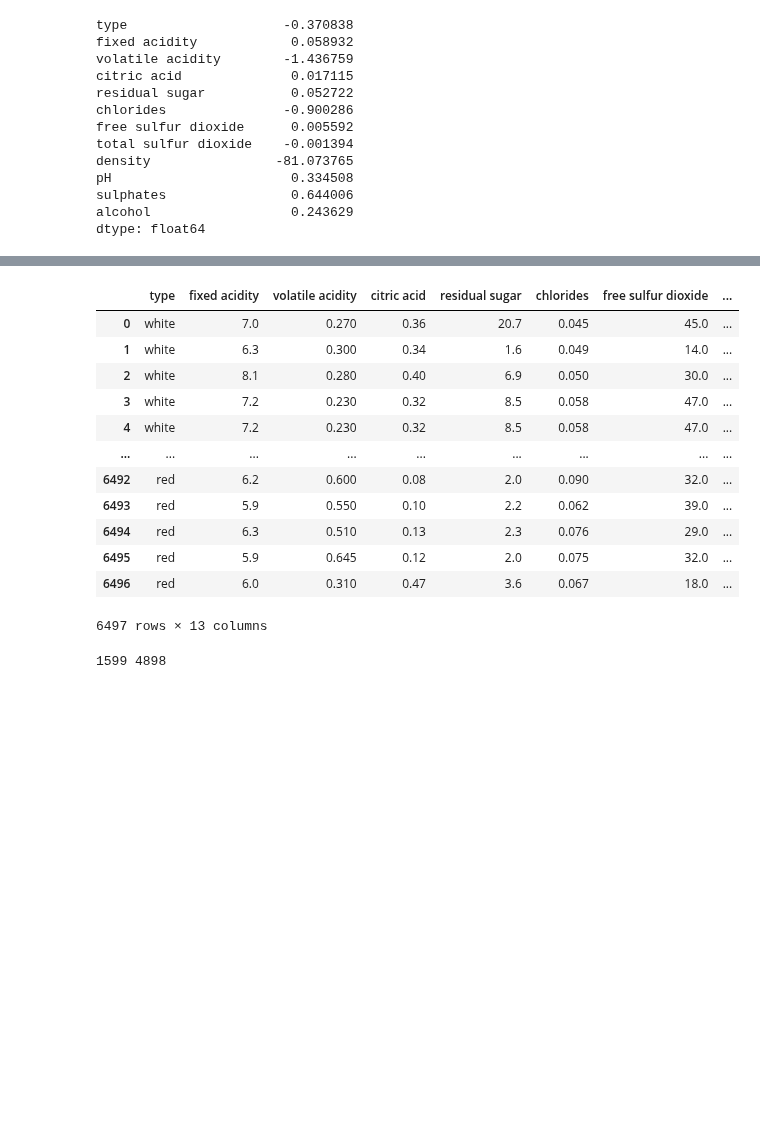
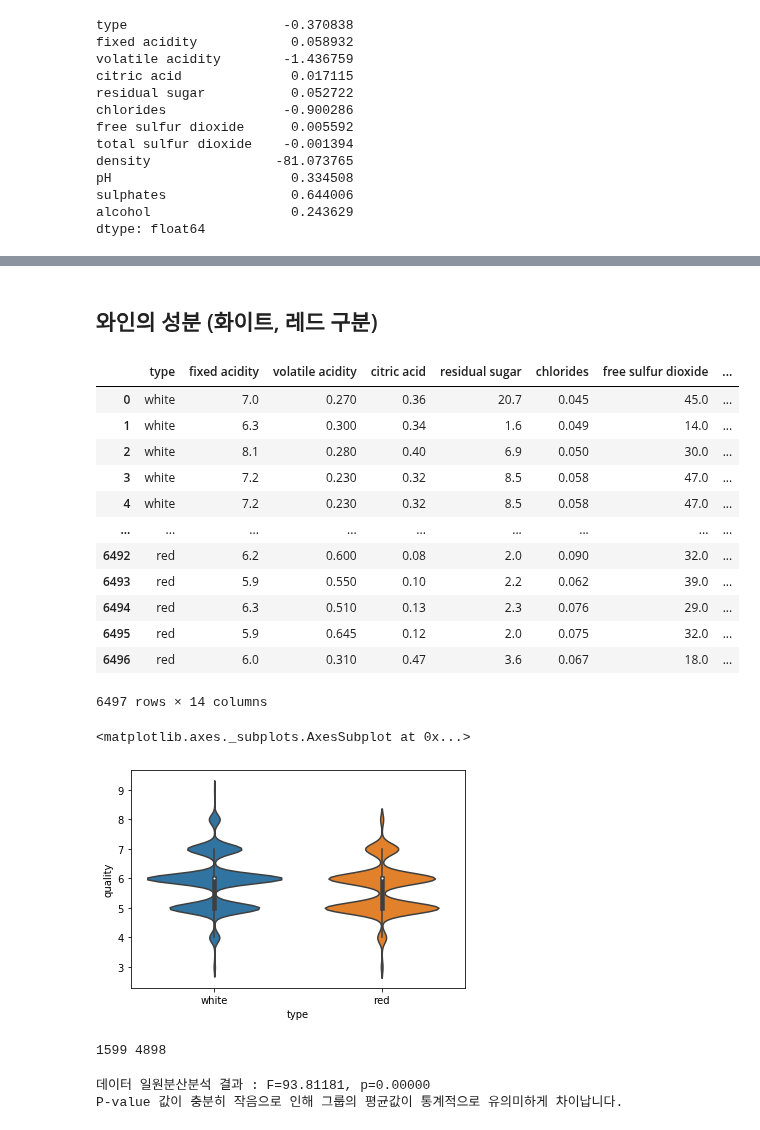
Before and after one commit to ohyunju/projects, a Jupyter notebook: project2/project2.ipynb, the cells around one changed output, grey strips where cells are left out. Cells and saved outputs as stored; diff of their text form; code cells hidden in the pictures; blank space fills up the shorter version.

```diff
--- a/project2/project2.ipynb
+++ b/project2/project2.ipynb
@@ -152,0 +163,4 @@ dtype: float64
+# %%
+# quality 가 6.5이상이면 Good으로 생각
+winequalityN['recommend'] = winequalityN['quality'] >= 6.5
+winequalityN['recommend'].value_counts()
@@ -268,3 +257,5 @@ R^2 0.42353466498507264
+# %% [markdown]
+## 와인의 성분 (화이트, 레드 구분)
 # %%
 winequalityN
 # %% [output]
@@ -280,7 +271,13 @@ winequalityN
 | 6494 | red | 6.3 | 0.510 | 0.13 | 2.3 | 0.076 | 29.0 | ... |
 | 6495 | red | 5.9 | 0.645 | 0.12 | 2.0 | 0.075 | 32.0 | ... |
 | 6496 | red | 6.0 | 0.310 | 0.47 | 3.6 | 0.067 | 18.0 | ... |
-6497 rows × 13 columns
+6497 rows × 14 columns
+# %%
+import seaborn as sns
+sns.violinplot(data=winequalityN, x='type',y='quality')
+# %% [output]
+<matplotlib.axes._subplots.AxesSubplot at 0x...>
+[figure, added]
 # %%
 condition=(winequalityN['type']=='red')
 
@@ -290,3 +287,13 @@ winequality_white=winequalityN[~condition]
 print(len(winequality_red),len(winequality_white))
 # %% [output]
 1599 4898
+# %%
+import scipy.stats as stats
+
+F_statistic, pVal = stats.f_oneway(winequality_red['quality'],winequality_white['quality'])
+print('데이터 일원분산분석 결과 : F={0:.5f}, p={1:0.5f}'.format(F_statistic, pVal))
+if pVal<0.05:
+  print('P-value 값이 충분히 작음으로 인해 그룹의 평균값이 통계적으로 유의미하게 차이납니다.')
+# %% [output]
+데이터 일원분산분석 결과 : F=93.81181, p=0.00000
+P-value 값이 충분히 작음으로 인해 그룹의 평균값이 통계적으로 유의미하게 차이납니다.
```
Also changed, not shown: parts of 33 cells of this notebook.
